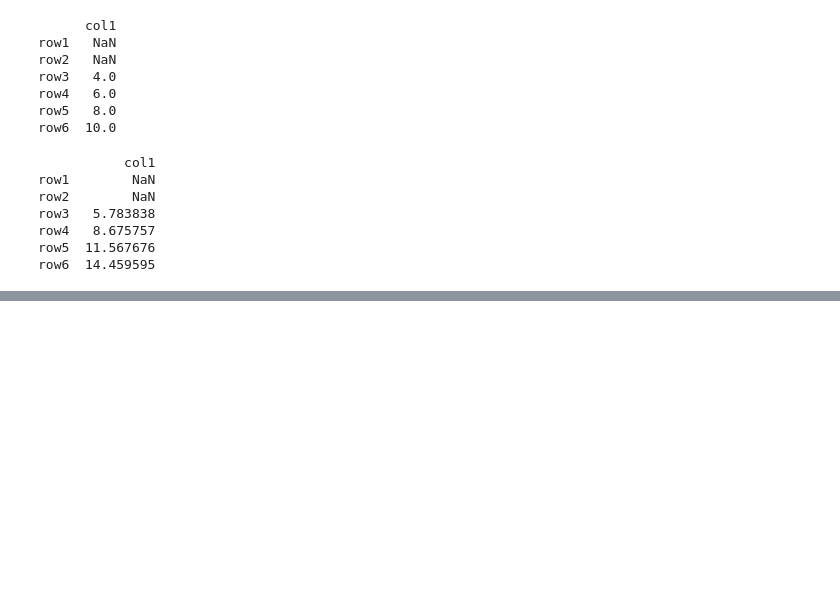
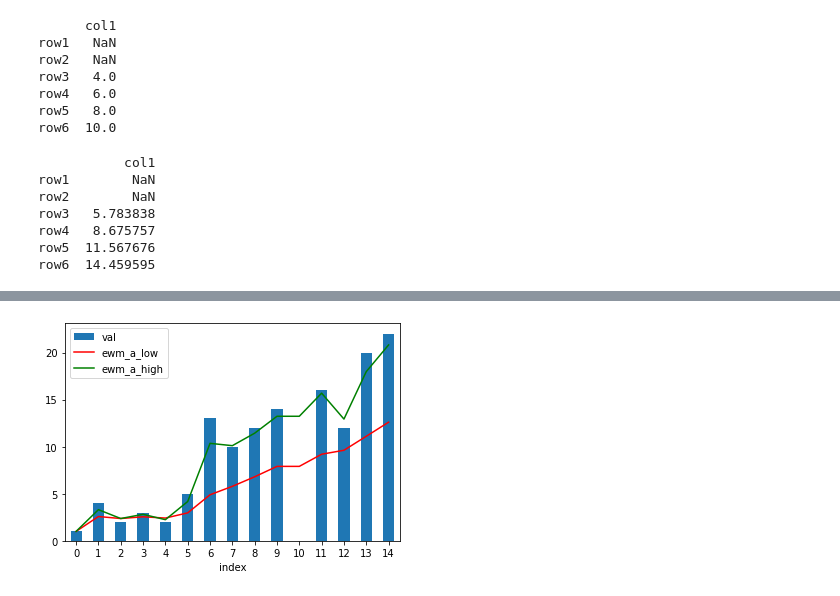
Before and after one commit to bye23mj/pandas, a Jupyter notebook: 02. 객체 내 연산.ipynb, the cells around one changed output, grey strips where cells are left out. Drawn from its saved outputs; the diff is of its cells as text; code cells hidden in the pictures; blank space fills up the shorter version.

```diff
--- a/02. 객체 내 연산.ipynb
+++ b/02. 객체 내 연산.ipynb
@@ -562,0 +872,8 @@ row6  14.459595
+# %%
+df2 = df.assign(ewm_a_low=df['val'].ewm(alpha=0.1).mean()) #alpha=0.1로 df2 생성
+df3 = df.assign(ewm_a_high=df['val'].ewm(alpha=0.7).mean()) #alpha=0.7로 df3 생성
+ax = df.plot(kind='bar',x='index',y='val')
+ax2= df2.plot(kind='line',x='index', y='ewm_a_low', color='red', ax=ax) # alpha=0.1 은 적색
+ax3= df3.plot(kind='line',x='index', y='ewm_a_high', color='green', ax=ax) # alpha=0.7 은 녹색
+# %% [output]
+[figure, added]
```
Also changed, not shown: parts of 33 cells of this notebook.
